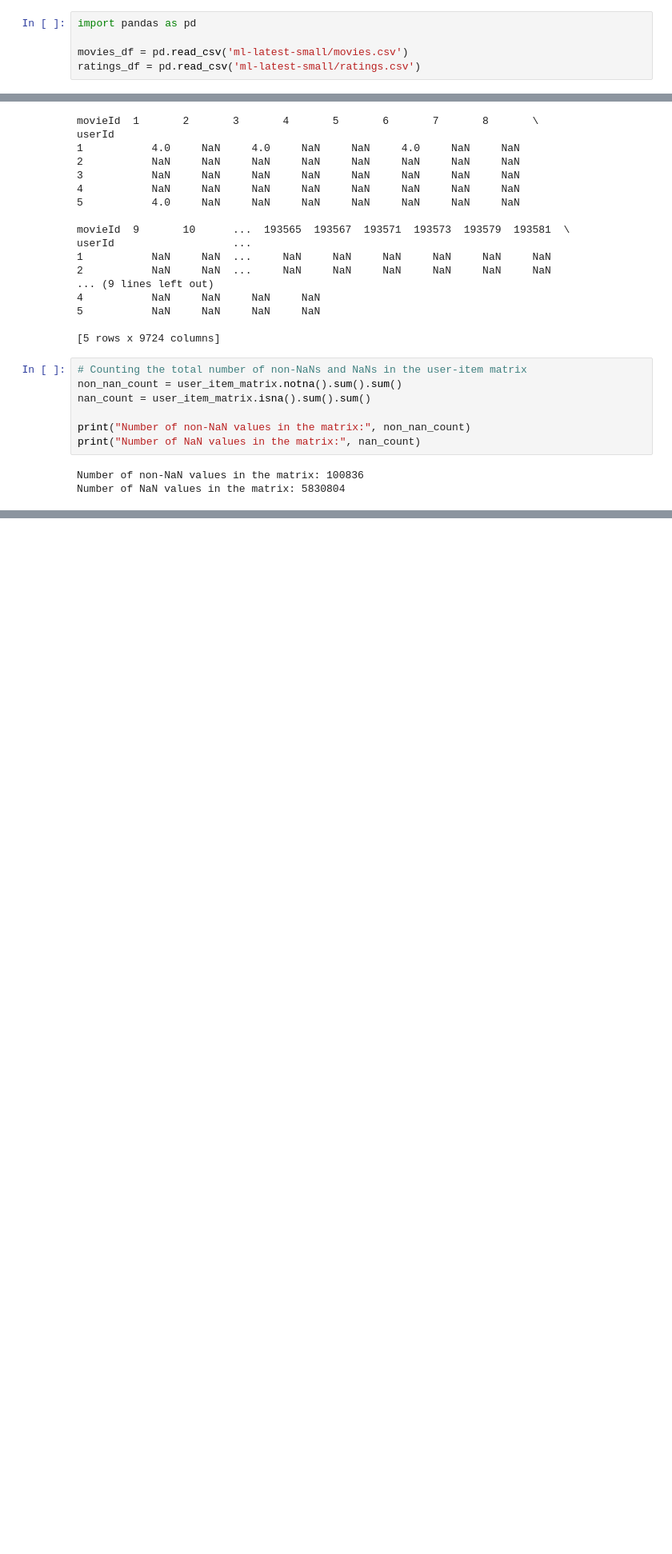
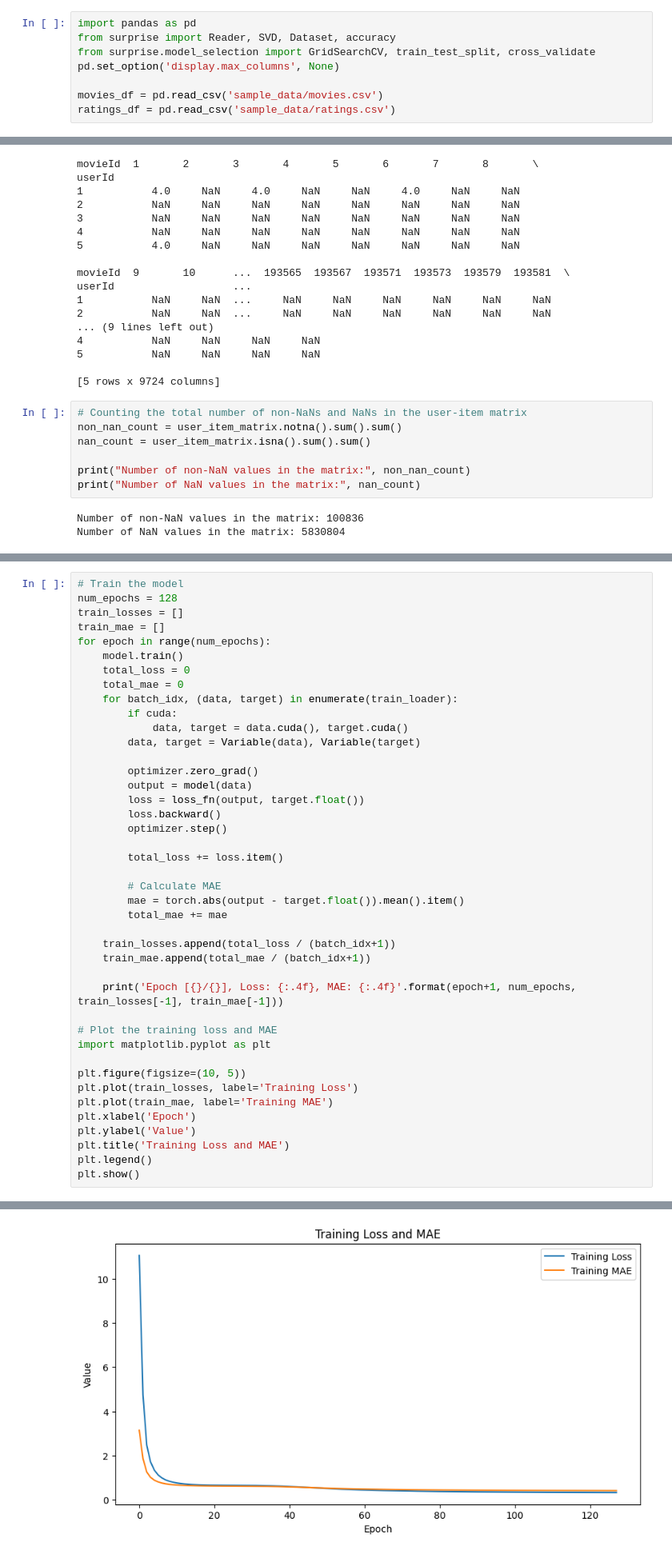
Before and after one commit to sungmogi/cs326_project, a Jupyter notebook: working.ipynb, the cells around one changed output, grey strips where cells are left out. Shown at 80% size. Saved outputs shown, nothing was run; the diff lists cells and outputs as text; blank space fills up the shorter version.

```diff
--- a/working.ipynb
+++ b/working.ipynb
@@ -1,5 +15,8 @@
 # %%
 import pandas as pd
+from surprise import Reader, SVD, Dataset, accuracy
+from surprise.model_selection import GridSearchCV, train_test_split, cross_validate
+pd.set_option('display.max_columns', None)
 
-movies_df = pd.read_csv('ml-latest-small/movies.csv')
-ratings_df = pd.read_csv('ml-latest-small/ratings.csv')
+movies_df = pd.read_csv('sample_data/movies.csv')
+ratings_df = pd.read_csv('sample_data/ratings.csv')
@@ -43,0 +137,43 @@ train_df, temp_df = train_test_split(df, test_size=0.3, random_state=42)  # 70%
+# %%
+# Train the model
+num_epochs = 128
+train_losses = []
+train_mae = []
+for epoch in range(num_epochs):
+    model.train()
+    total_loss = 0
+    total_mae = 0
+    for batch_idx, (data, target) in enumerate(train_loader):
+        if cuda:
+            data, target = data.cuda(), target.cuda()
+        data, target = Variable(data), Variable(target)
+
+        optimizer.zero_grad()
+        output = model(data)
+        loss = loss_fn(output, target.float())
+        loss.backward()
+        optimizer.step()
+
+        total_loss += loss.item()
+
+        # Calculate MAE
+        mae = torch.abs(output - target.float()).mean().item()
+        total_mae += mae
+
+    train_losses.append(total_loss / (batch_idx+1))
+    train_mae.append(total_mae / (batch_idx+1))
+
+    print('Epoch [{}/{}], Loss: {:.4f}, MAE: {:.4f}'.format(epoch+1, num_epochs, train_losses[-1], train_mae[-1]))
+
+# Plot the training loss and MAE
+import matplotlib.pyplot as plt
+
+plt.figure(figsize=(10, 5))
+plt.plot(train_losses, label='Training Loss')
+plt.plot(train_mae, label='Training MAE')
+plt.xlabel('Epoch')
+plt.ylabel('Value')
+plt.title('Training Loss and MAE')
+plt.legend()
+plt.show()
+# %% [output]
@@ -43,0 +197 @@ train_df, temp_df = train_test_split(df, test_size=0.3, random_state=42)  # 70%
+[figure, added]
```
Also changed, not shown: parts of 10 cells of this notebook, 1 other file.
